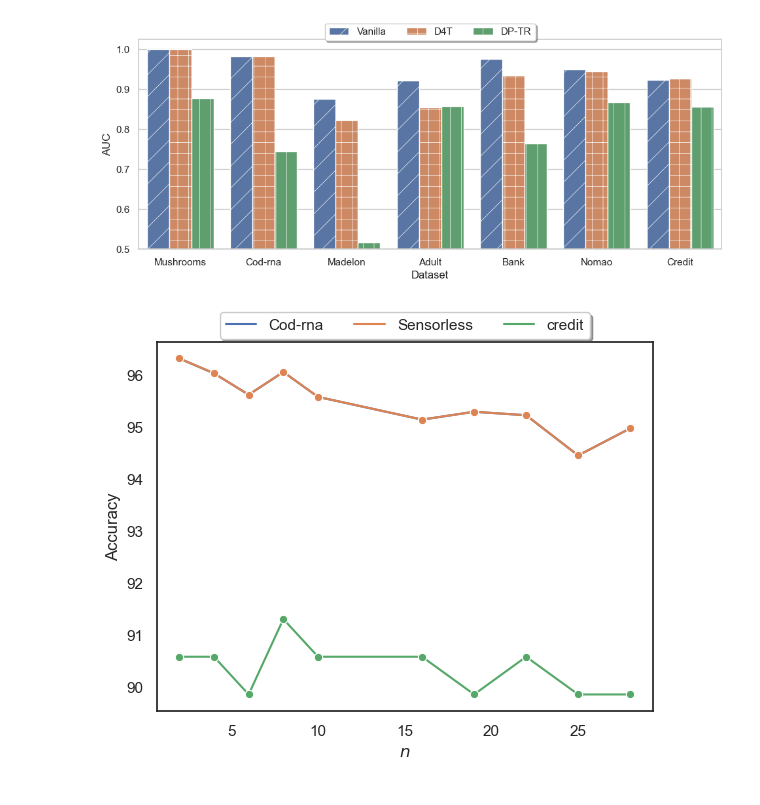
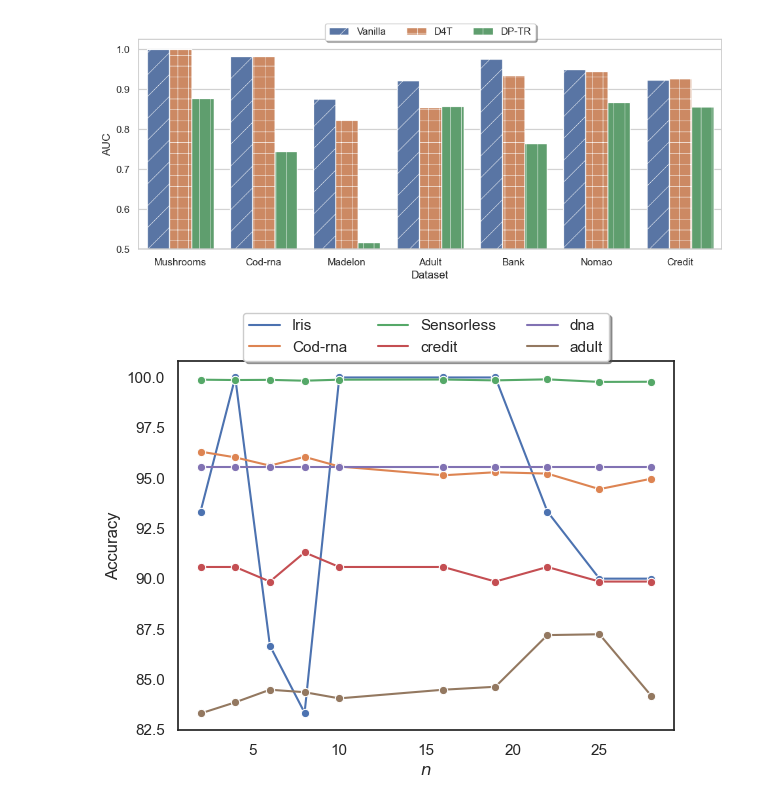
Before and after one commit to Carudy/phaserTree, a Jupyter notebook: plot.ipynb, the cells around one changed output. Cells and saved outputs as stored; diff of their text form; code cells hidden in the pictures.

```diff
--- a/plot.ipynb
+++ b/plot.ipynb
@@ -8,8 +8,6 @@ from sklearn import datasets
 from sklearn import preprocessing
 import itertools
 from  matplotlib.ticker import FuncFormatter
-
-sns.set_theme(style="white", palette="pastel")
 # %%
 # adv dist
 sns.set(font_scale=1.5)
@@ -105,7 +109,6 @@ plt.savefig(r'D:\work\phase_tree/figure/pole.pdf', bbox_inches='tight')
 # %%
 # dist3 4
-sns.set(font_scale=1.5)
-sns.set_theme(style="white", palette=None)
+sns.set_theme(style="white", palette=None, font_scale=2)
 
 xs = np.random.uniform(-1, 1, 3000)
 l = min(xs)
@@ -154,31 +157,30 @@ def fakeope(A):
     return [a[i] for i in A]
 # %%
 # ope/phaser
-sns.set(font_scale=1.5)
-sns.set_theme(style="white", palette=None)
+sns.set_theme(style="white", palette=None, font_scale=2)
 
 iris = datasets.load_iris()
 xs = iris.data
 ys = iris.target
 xx = [x[3] for x in xs]
 
-fig = sns.displot(xx, kind="kde")
+fig = sns.displot(xx, kind="kde", linewidth=1.8)
 fig.set_axis_labels('Petal width')
 fig.savefig(r'D:/work/phase_tree/figure/c1.pdf', bbox_inches='tight')
 
 ox = fakeope(xx)
-fig = sns.displot(ox, kind="kde")
+fig = sns.displot(ox, kind="kde", linewidth=1.8)
 fig.set_axis_labels('Petal width')
 fig.savefig(r'D:/work/phase_tree/figure/c2.pdf', bbox_inches='tight')
 
-pa = SplinePhaser(xx, 3)
+pa = SplinePhaser(xx, 6)
 px = pa(xx)
-fig = sns.displot(px, kind="kde")
+fig = sns.displot(px, kind="kde", linewidth=1.8)
 fig.set_axis_labels('Petal width')
 fig.savefig(r'D:/work/phase_tree/figure/c3.pdf', bbox_inches='tight')
 
 po = fakeope(px)
-fig = sns.displot(po, kind="kde")
+fig = sns.displot(po, kind="kde", linewidth=1.8)
 fig.set_axis_labels('Petal width')
 fig.savefig(r'D:/work/phase_tree/figure/c4.pdf', bbox_inches='tight')
 # %%
@@ -226,35 +228,40 @@ fig.figure.savefig(r'D:/work/phase_tree/figure/auc1.pdf', bbox_inches='tight')
 # about n
 sns.set(font_scale=1.5)
 sns.set_theme(style="white", color_codes=True)
 
 ns = list(range(2, 12, 2)) + list(range(16, 30, 3))
 
-dst = ['Cod-rna', 'Sensorless', 'credit']
+dst = ['Iris', 'Cod-rna', 'Sensorless', 'credit', 'dna', 'adult']
 _ds = []
 for i in dst:
     for _ in range(len(ns)):
         _ds.append(i)
 
-accs = [0.9631309313848997, 0.9602754682119762, 0.9561602418745276, 0.9605274208448812, 0.9557403208196859, 0.9513731418493323, 0.9528848576467625, 0.9522129839590157, 0.9444864365499286, 0.9496934576299656] + \
+accs = \
+[0.9333333333333333, 1.0, 0.8666666666666667, 0.8333333333333334, 1.0, 1.0, 1.0, 0.9333333333333333, 0.9, 0.9]  + \
 [0.9631309313848997, 0.9602754682119762, 0.9561602418745276, 0.9605274208448812, 0.9557403208196859, 0.9513731418493323, 0.9528848576467625, 0.9522129839590157, 0.9444864365499286, 0.9496934576299656] + \
-[0.9057971014492754, 0.9057971014492754, 0.8985507246376812, 0.9130434782608695, 0.9057971014492754, 0.9057971014492754, 0.8985507246376812, 0.9057971014492754, 0.8985507246376812, 0.8985507246376812]
+[0.9988890787899505, 0.9987181678345582, 0.9988036233122544, 0.9983763459237737, 0.9988890787899505, 0.9989745342676466, 0.9985472568791659, 0.9990599897453427, 0.9977781575799008, 0.997863613057597] + \
+[0.9057971014492754, 0.9057971014492754, 0.8985507246376812, 0.9130434782608695, 0.9057971014492754, 0.9057971014492754, 0.8985507246376812, 0.9057971014492754, 0.8985507246376812, 0.8985507246376812] + \
+[0.9553119730185498, 0.9553119730185498, 0.9553119730185498, 0.9553119730185498, 0.9553119730185498, 0.9553119730185498, 0.9553119730185498, 0.9553119730185498, 0.9553119730185498, 0.9553119730185498] + \
+[0.8329955162459308, 0.838523432221608, 0.8447884036607088, 0.8435599778883361, 0.8404889134574043, 0.8447884036607088, 0.8462625145875561, 0.8719366132301456, 0.872366562250476, 0.8416559179411585]
 
 accs = [i*100 for i in accs]
 
 df = pd.DataFrame({
     'Dataset':  _ds,
     'N': ns * len(dst),
     'AUC': accs,
 })
 
 fig = sns.lineplot(data=df, x='N', y='AUC', hue='Dataset', marker='o')
 
 fig.set_xlabel('$n$')
 fig.set_ylabel('Accuracy')
 
 plt.gca().xaxis.set_major_formatter(FuncFormatter(lambda x, _: int(x)))
-fig.legend(loc='upper center', bbox_to_anchor=(0.5, 1.1), ncol=3, fancybox=True, shadow=True)
+fig.legend(loc='upper center', bbox_to_anchor=(0.5, 1.15), ncol=3, fancybox=True, shadow=True)
+
 
 fig.figure.savefig(r'D:/work/phase_tree/figure/n.pdf', bbox_inches='tight')
 # %% [output]
-[figure, old version]
+[figure, new version]
```
Also changed, not shown: parts of 2 cells of this notebook, 19 other files.
